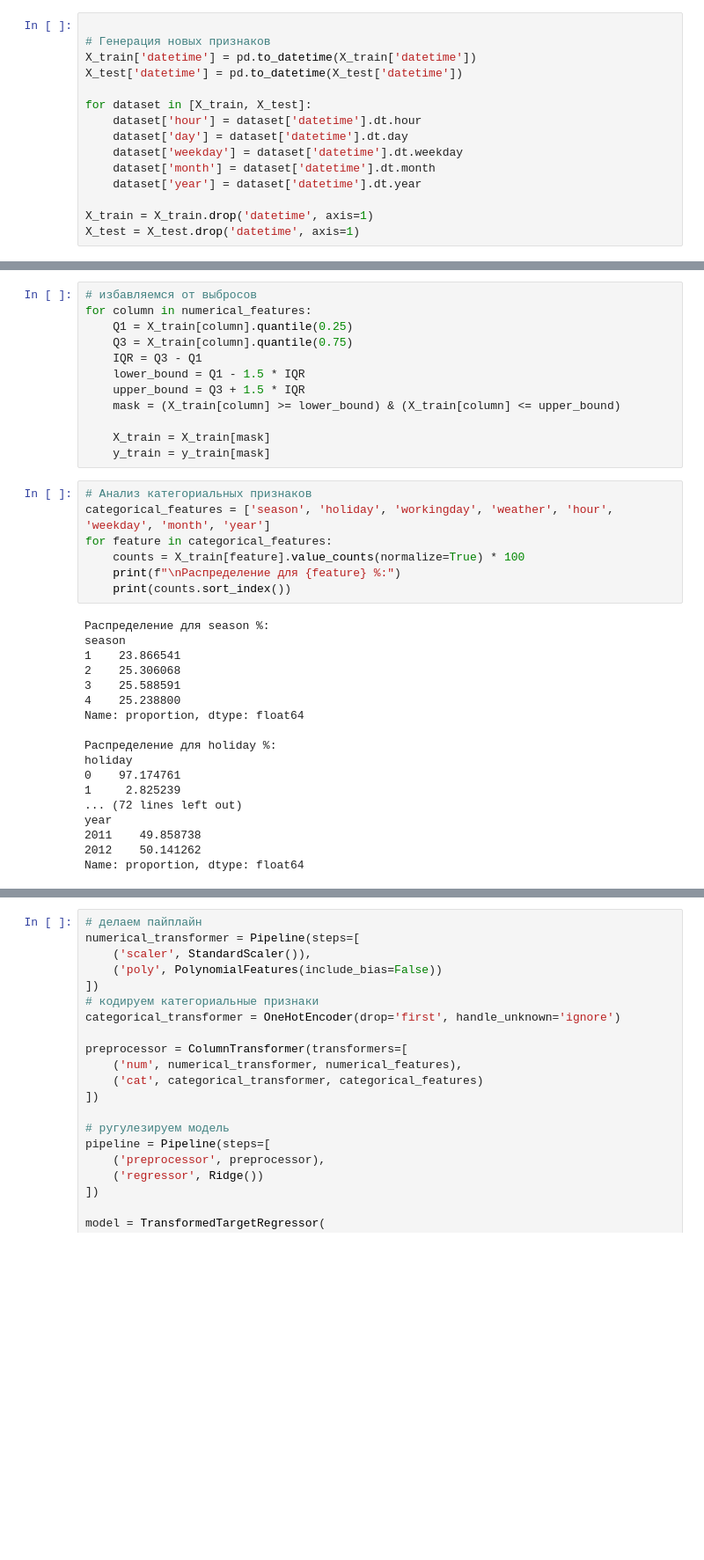
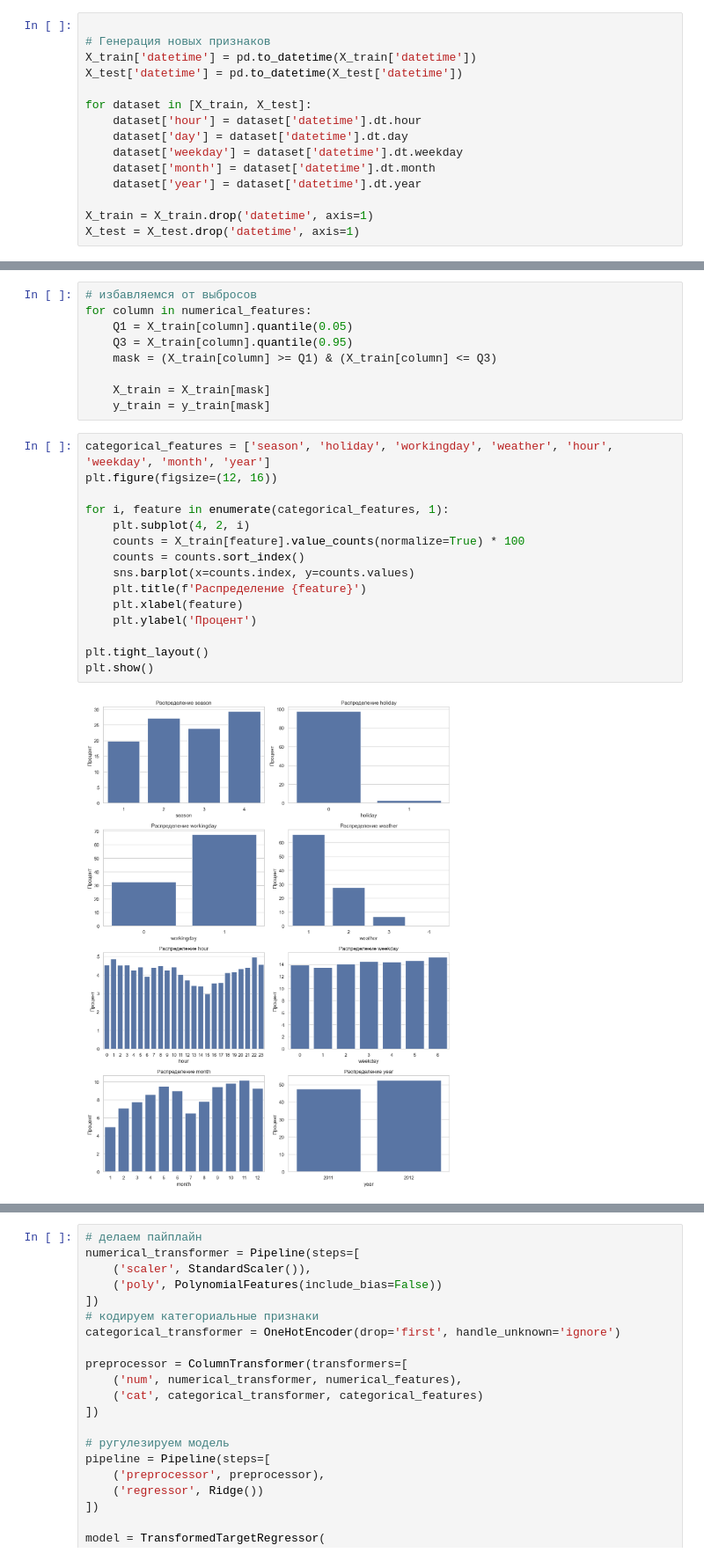
Before and after one commit to Erygfry/DataScience_HW, a Jupyter notebook: HW_4/Задание 2.ipynb, the cells around one changed output, grey strips where cells are left out. Shown: that part at 88% size. Cells and saved outputs as stored; diff of their text form; blank space fills up the shorter version.

```diff
--- a/HW_4/Задание 2.ipynb
+++ b/HW_4/Задание 2.ipynb
@@ -169,37 +180,26 @@ for feature in numerical_features:
 # %%
 # избавляемся от выбросов
 for column in numerical_features:
-    Q1 = X_train[column].quantile(0.25)
-    Q3 = X_train[column].quantile(0.75)
-    IQR = Q3 - Q1
-    lower_bound = Q1 - 1.5 * IQR
-    upper_bound = Q3 + 1.5 * IQR
-    mask = (X_train[column] >= lower_bound) & (X_train[column] <= upper_bound)
+    Q1 = X_train[column].quantile(0.05)
+    Q3 = X_train[column].quantile(0.95)
+    mask = (X_train[column] >= Q1) & (X_train[column] <= Q3)
 
     X_train = X_train[mask]
     y_train = y_train[mask]
 # %%
-# Анализ категориальных признаков
 categorical_features = ['season', 'holiday', 'workingday', 'weather', 'hour', 'weekday', 'month', 'year']
-for feature in categorical_features:
+plt.figure(figsize=(12, 16))
+
+for i, feature in enumerate(categorical_features, 1):
+    plt.subplot(4, 2, i)
     counts = X_train[feature].value_counts(normalize=True) * 100
-    print(f"\nРаспределение для {feature} %:")
-    print(counts.sort_index())
+    counts = counts.sort_index()
+    sns.barplot(x=counts.index, y=counts.values)
+    plt.title(f'Распределение {feature}')
+    plt.xlabel(feature)
+    plt.ylabel('Процент')
+
+plt.tight_layout()
+plt.show()
 # %% [output]
-Распределение для season %:
-season
-1    23.866541
-2    25.306068
-3    25.588591
-4    25.238800
-Name: proportion, dtype: float64
-
-Распределение для holiday %:
-holiday
-0    97.174761
-1     2.825239
-... (72 lines left out)
-year
-2011    49.858738
-2012    50.141262
-Name: proportion, dtype: float64
+[figure, added]
```
Also changed, not shown: parts of 7 cells of this notebook.
